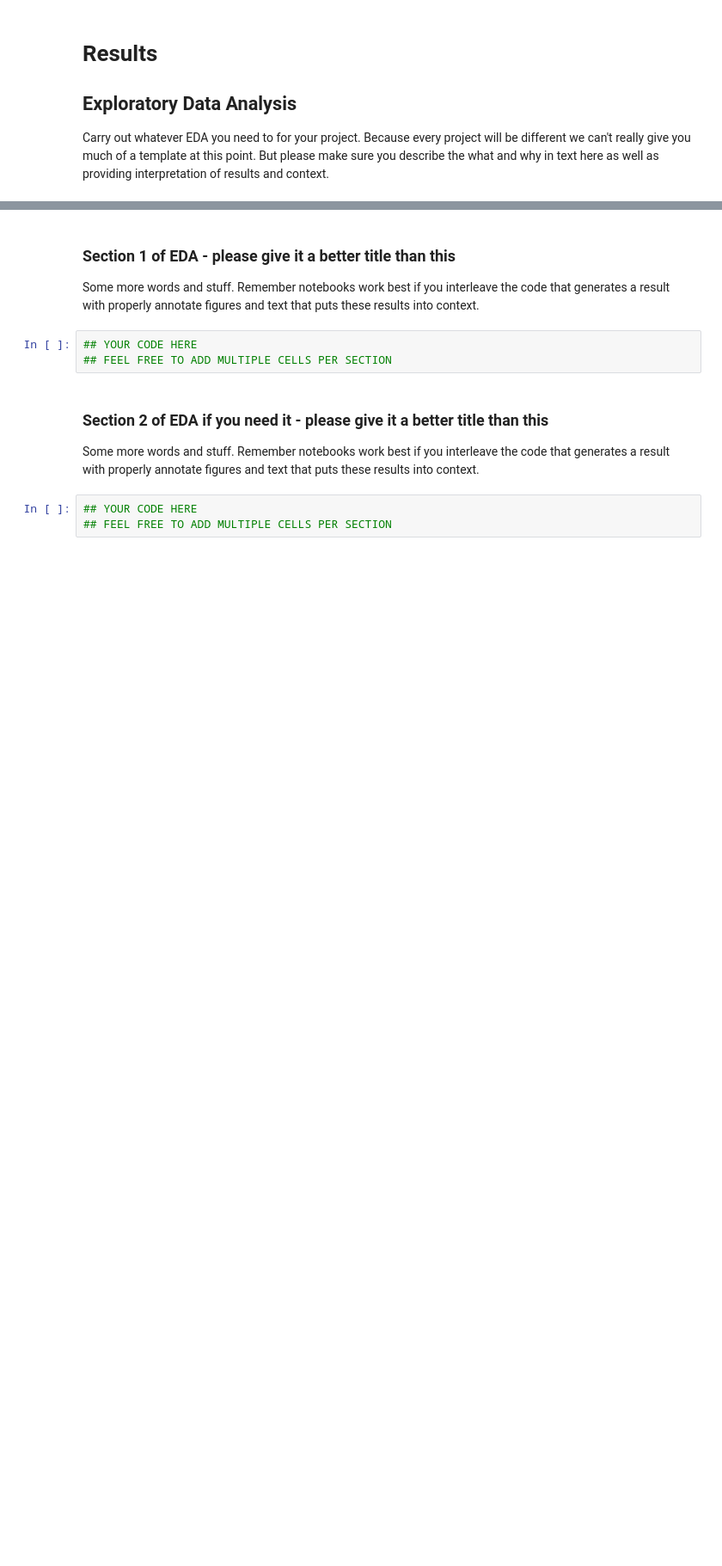
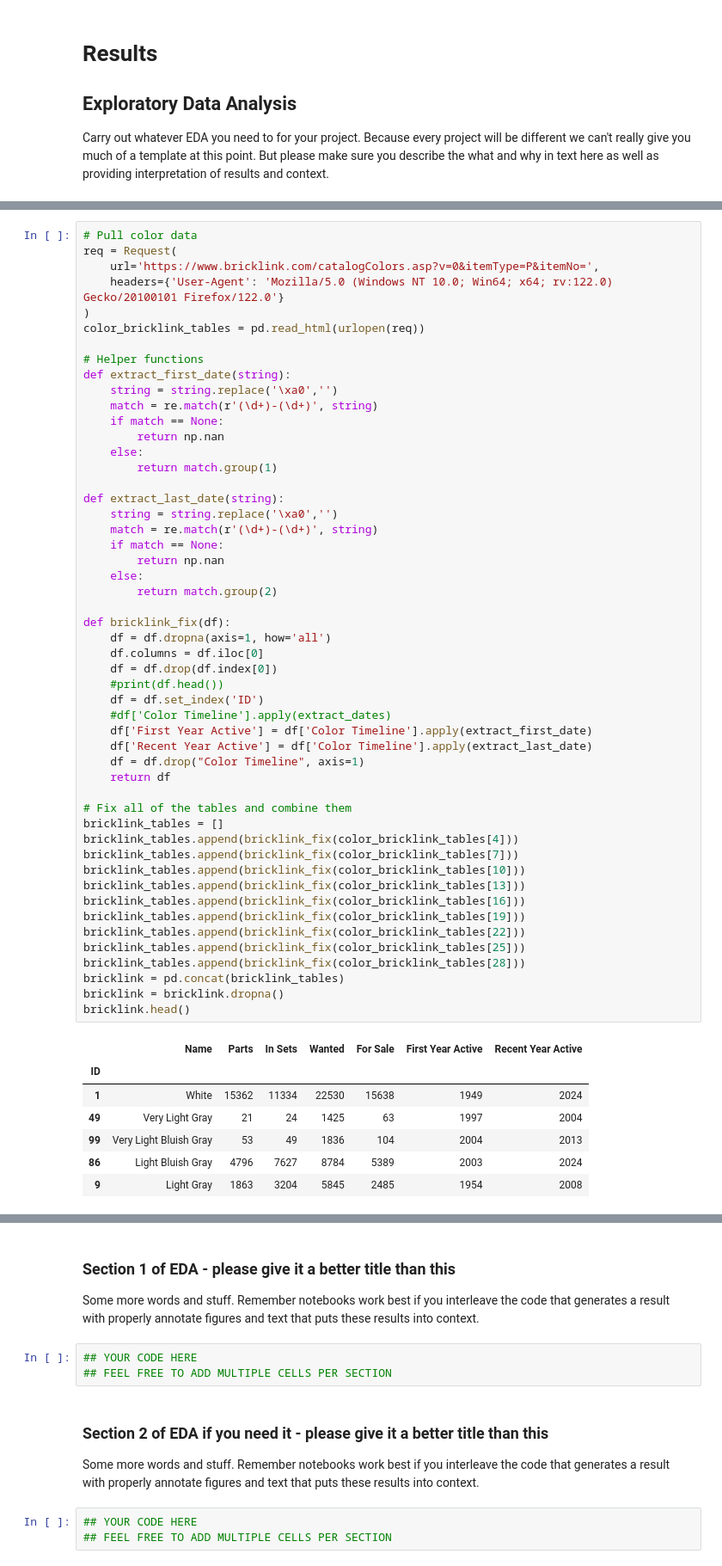
Before and after one commit to COGS108/Group015_WI24, a Jupyter notebook: EDACheckpoint_Group015_WI24.ipynb, the cells around one changed output, grey strips where cells are left out. Shown at 86% size. Drawn from its saved outputs; the diff is of its cells as text; blank space fills up the shorter version.

```diff
--- a/EDACheckpoint_Group015_WI24.ipynb
+++ b/EDACheckpoint_Group015_WI24.ipynb
@@ -330,0 +430,59 @@ Carry out whatever EDA you need to for your project.  Because every project will
+# %%
+# Pull color data
+req = Request(
+    url='https://www.bricklink.com/catalogColors.asp?v=0&itemType=P&itemNo=',
+    headers={'User-Agent': 'Mozilla/5.0 (Windows NT 10.0; Win64; x64; rv:122.0) Gecko/20100101 Firefox/122.0'}
+)
+color_bricklink_tables = pd.read_html(urlopen(req))
+
+# Helper functions
+def extract_first_date(string):
+    string = string.replace('\xa0','')
+    match = re.match(r'(\d+)-(\d+)', string)
+    if match == None:
+        return np.nan
+    else:
+        return match.group(1)
+
+def extract_last_date(string):
+    string = string.replace('\xa0','')
+    match = re.match(r'(\d+)-(\d+)', string)
+    if match == None:
+        return np.nan
+    else:
+        return match.group(2)
+
+def bricklink_fix(df):
+    df = df.dropna(axis=1, how='all')
+    df.columns = df.iloc[0]
+    df = df.drop(df.index[0])
+    #print(df.head())
+    df = df.set_index('ID')
+    #df['Color Timeline'].apply(extract_dates)
+    df['First Year Active'] = df['Color Timeline'].apply(extract_first_date)
+    df['Recent Year Active'] = df['Color Timeline'].apply(extract_last_date)
+    df = df.drop("Color Timeline", axis=1)
+    return df
+
+# Fix all of the tables and combine them
+bricklink_tables = []
+bricklink_tables.append(bricklink_fix(color_bricklink_tables[4]))
+bricklink_tables.append(bricklink_fix(color_bricklink_tables[7]))
+bricklink_tables.append(bricklink_fix(color_bricklink_tables[10]))
+bricklink_tables.append(bricklink_fix(color_bricklink_tables[13]))
+bricklink_tables.append(bricklink_fix(color_bricklink_tables[16]))
+bricklink_tables.append(bricklink_fix(color_bricklink_tables[19]))
+bricklink_tables.append(bricklink_fix(color_bricklink_tables[22]))
+bricklink_tables.append(bricklink_fix(color_bricklink_tables[25]))
+bricklink_tables.append(bricklink_fix(color_bricklink_tables[28]))
+bricklink = pd.concat(bricklink_tables)
+bricklink = bricklink.dropna()
+bricklink.head()
+# %% [output]
+|  | Name | Parts | In Sets | Wanted | For Sale | First Year Active | Recent Year Active |
+| ID |  |  |  |  |  |  |  |
+| 1 | White | 15362 | 11334 | 22530 | 15638 | 1949 | 2024 |
+| 49 | Very Light Gray | 21 | 24 | 1425 | 63 | 1997 | 2004 |
+| 99 | Very Light Bluish Gray | 53 | 49 | 1836 | 104 | 2004 | 2013 |
+| 86 | Light Bluish Gray | 4796 | 7627 | 8784 | 5389 | 2003 | 2024 |
+| 9 | Light Gray | 1863 | 3204 | 5845 | 2485 | 1954 | 2008 |
```
Also changed, not shown: parts of 5 cells of this notebook.
